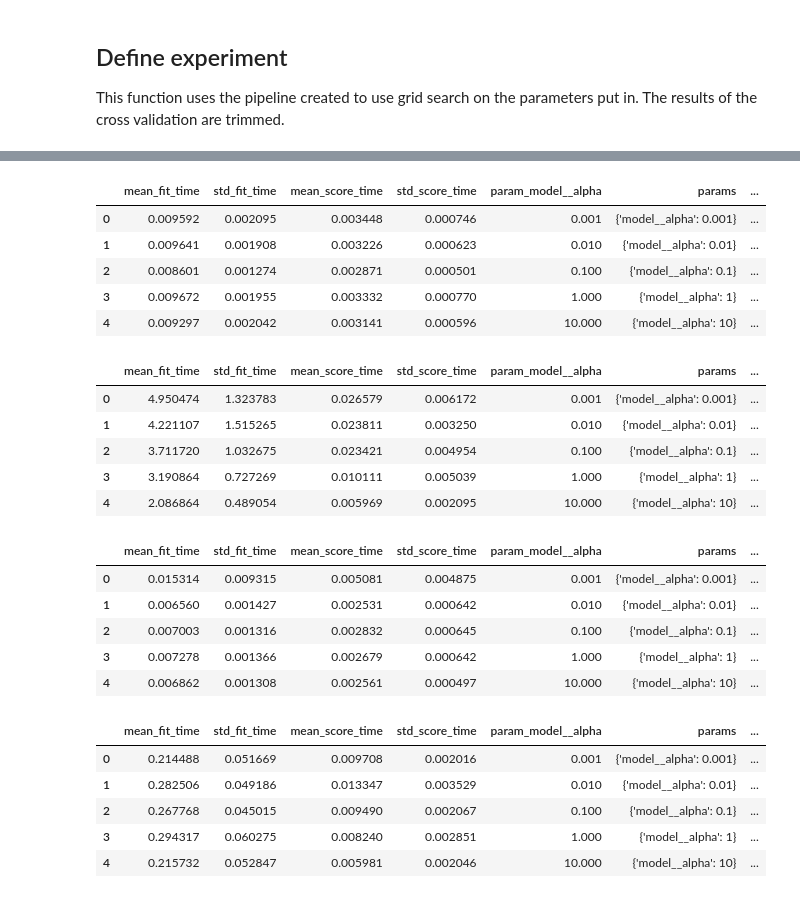
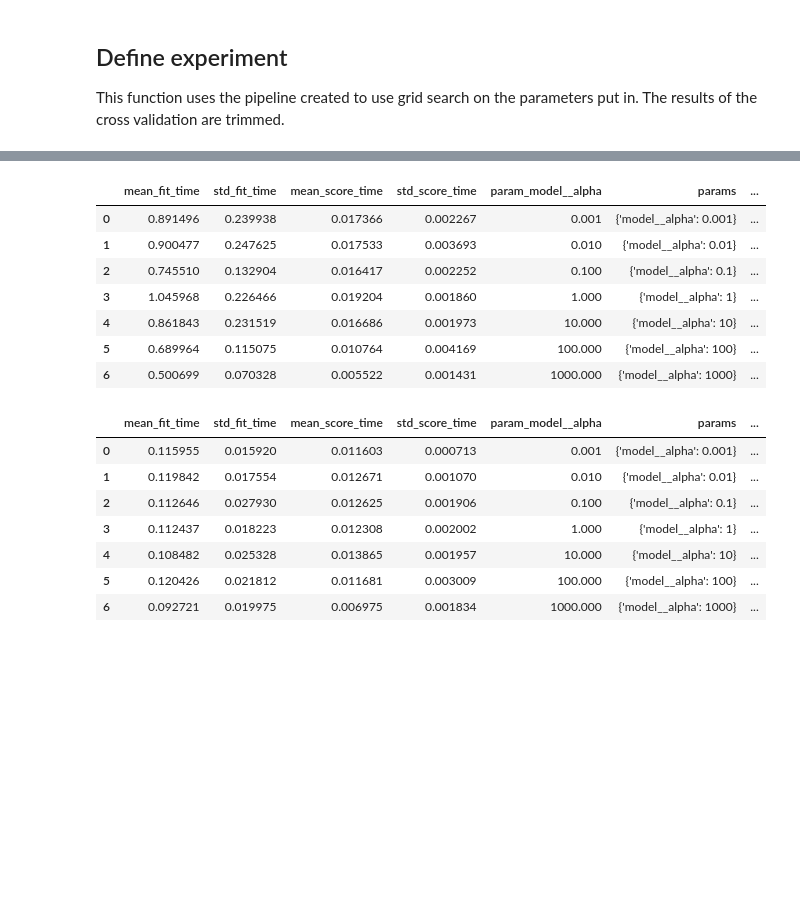
Before and after one commit to matthewgraca/4661-house-prices-regression, a Jupyter notebook: notebooks/hyperparam_tuning.ipynb, the cells around one changed output, grey strips where cells are left out. Drawn from its saved outputs; the diff is of its cells as text; code cells hidden in the pictures; blank space fills up the shorter version.

```diff
--- a/notebooks/hyperparam_tuning.ipynb
+++ b/notebooks/hyperparam_tuning.ipynb
@@ -86,10 +86,10 @@ df = pd.read_csv('../data/train.csv')
 dp = DataProcessor(df)
 
 # complete data
-whole_df = dp.complete_data()
-target = whole_df['SalePrice']
-whole_df.drop('SalePrice', axis=1, inplace=True)
-display(whole_df.head())
+complete_df = dp.complete_data()
+target = complete_df['SalePrice']
+complete_df.drop('SalePrice', axis=1, inplace=True)
+display(complete_df.head())
 
 # numerical data
 num_df = dp.numerical_data()
@@ -205,11 +207,11 @@ def run_experiment(X, y, dataset_name, use_pca, degree, param_grid, verbose=1):
 # %%
 # init params
 param_grid = {
-    'model__alpha' : [0.001, 0.01, 0.1, 1, 10]
+    'model__alpha' : [0.001, 0.01, 0.1, 1, 10, 100, 1000]
 }
 degrees = [1, 2, 3]
 pca_options = [True, False]
-results = pd.DataFrame()
+num_results = pd.DataFrame()
 
 # run experiment
 for use_pca in pca_options:
@@ -218,6 +220,6 @@ for use_pca in pca_options:
             X=num_df, y=target, dataset_name='numerical',
             use_pca=use_pca, degree=degree, param_grid=param_grid
         )
-        results = pd.concat([results, exp_result], ignore_index=True)
+        num_results = pd.concat([num_results, exp_result], ignore_index=True)
 # %% [output]
 |  | mean_fit_time | std_fit_time | mean_score_time | std_score_time | param_model__alpha | params | ... |
@@ -282,37 +296,28 @@ ranked_results
 # %%
-# same parameters, but degree locked to 2
-degrees = [1, 2]
-# run experiment - polynomial regression
+# same parameters, but degree locked to 1
+complete_results = pd.DataFrame()
+# run experiment
 for use_pca in pca_options:
-    for degree in degrees:
-        exp_result = run_experiment(
-            X=num_df, y=target, dataset_name='complete',
-            use_pca=use_pca, degree=degree, param_grid=param_grid
-        )
-        results = pd.concat([results, exp_result], ignore_index=True)
+    exp_result = run_experiment(
+        X=complete_df, y=target, dataset_name='complete',
+        use_pca=use_pca, degree=1, param_grid=param_grid
+    )
+    complete_results = pd.concat([complete_results, exp_result], ignore_index=True)
 # %% [output]
 |  | mean_fit_time | std_fit_time | mean_score_time | std_score_time | param_model__alpha | params | ... |
-| 0 | 0.009592 | 0.002095 | 0.003448 | 0.000746 | 0.001 | {'model__alpha': 0.001} | ... |
-| 1 | 0.009641 | 0.001908 | 0.003226 | 0.000623 | 0.010 | {'model__alpha': 0.01} | ... |
-| 2 | 0.008601 | 0.001274 | 0.002871 | 0.000501 | 0.100 | {'model__alpha': 0.1} | ... |
-| 3 | 0.009672 | 0.001955 | 0.003332 | 0.000770 | 1.000 | {'model__alpha': 1} | ... |
-| 4 | 0.009297 | 0.002042 | 0.003141 | 0.000596 | 10.000 | {'model__alpha': 10} | ... |
+| 0 | 0.891496 | 0.239938 | 0.017366 | 0.002267 | 0.001 | {'model__alpha': 0.001} | ... |
+| 1 | 0.900477 | 0.247625 | 0.017533 | 0.003693 | 0.010 | {'model__alpha': 0.01} | ... |
+| 2 | 0.745510 | 0.132904 | 0.016417 | 0.002252 | 0.100 | {'model__alpha': 0.1} | ... |
+| 3 | 1.045968 | 0.226466 | 0.019204 | 0.001860 | 1.000 | {'model__alpha': 1} | ... |
+| 4 | 0.861843 | 0.231519 | 0.016686 | 0.001973 | 10.000 | {'model__alpha': 10} | ... |
+| 5 | 0.689964 | 0.115075 | 0.010764 | 0.004169 | 100.000 | {'model__alpha': 100} | ... |
+| 6 | 0.500699 | 0.070328 | 0.005522 | 0.001431 | 1000.000 | {'model__alpha': 1000} | ... |
 |  | mean_fit_time | std_fit_time | mean_score_time | std_score_time | param_model__alpha | params | ... |
-| 0 | 4.950474 | 1.323783 | 0.026579 | 0.006172 | 0.001 | {'model__alpha': 0.001} | ... |
-| 1 | 4.221107 | 1.515265 | 0.023811 | 0.003250 | 0.010 | {'model__alpha': 0.01} | ... |
-| 2 | 3.711720 | 1.032675 | 0.023421 | 0.004954 | 0.100 | {'model__alpha': 0.1} | ... |
-| 3 | 3.190864 | 0.727269 | 0.010111 | 0.005039 | 1.000 | {'model__alpha': 1} | ... |
-| 4 | 2.086864 | 0.489054 | 0.005969 | 0.002095 | 10.000 | {'model__alpha': 10} | ... |
+| 0 | 0.115955 | 0.015920 | 0.011603 | 0.000713 | 0.001 | {'model__alpha': 0.001} | ... |
+| 1 | 0.119842 | 0.017554 | 0.012671 | 0.001070 | 0.010 | {'model__alpha': 0.01} | ... |
+| 2 | 0.112646 | 0.027930 | 0.012625 | 0.001906 | 0.100 | {'model__alpha': 0.1} | ... |
+| 3 | 0.112437 | 0.018223 | 0.012308 | 0.002002 | 1.000 | {'model__alpha': 1} | ... |
+| 4 | 0.108482 | 0.025328 | 0.013865 | 0.001957 | 10.000 | {'model__alpha': 10} | ... |
+| 5 | 0.120426 | 0.021812 | 0.011681 | 0.003009 | 100.000 | {'model__alpha': 100} | ... |
+| 6 | 0.092721 | 0.019975 | 0.006975 | 0.001834 | 1000.000 | {'model__alpha': 1000} | ... |
-|  | mean_fit_time | std_fit_time | mean_score_time | std_score_time | param_model__alpha | params | ... |
-| 0 | 0.015314 | 0.009315 | 0.005081 | 0.004875 | 0.001 | {'model__alpha': 0.001} | ... |
-| 1 | 0.006560 | 0.001427 | 0.002531 | 0.000642 | 0.010 | {'model__alpha': 0.01} | ... |
-| 2 | 0.007003 | 0.001316 | 0.002832 | 0.000645 | 0.100 | {'model__alpha': 0.1} | ... |
-| 3 | 0.007278 | 0.001366 | 0.002679 | 0.000642 | 1.000 | {'model__alpha': 1} | ... |
-| 4 | 0.006862 | 0.001308 | 0.002561 | 0.000497 | 10.000 | {'model__alpha': 10} | ... |
-|  | mean_fit_time | std_fit_time | mean_score_time | std_score_time | param_model__alpha | params | ... |
-| 0 | 0.214488 | 0.051669 | 0.009708 | 0.002016 | 0.001 | {'model__alpha': 0.001} | ... |
-| 1 | 0.282506 | 0.049186 | 0.013347 | 0.003529 | 0.010 | {'model__alpha': 0.01} | ... |
-| 2 | 0.267768 | 0.045015 | 0.009490 | 0.002067 | 0.100 | {'model__alpha': 0.1} | ... |
-| 3 | 0.294317 | 0.060275 | 0.008240 | 0.002851 | 1.000 | {'model__alpha': 1} | ... |
-| 4 | 0.215732 | 0.052847 | 0.005981 | 0.002046 | 10.000 | {'model__alpha': 10} | ... |
 # %%
```
Also changed, not shown: parts of 13 cells of this notebook.
